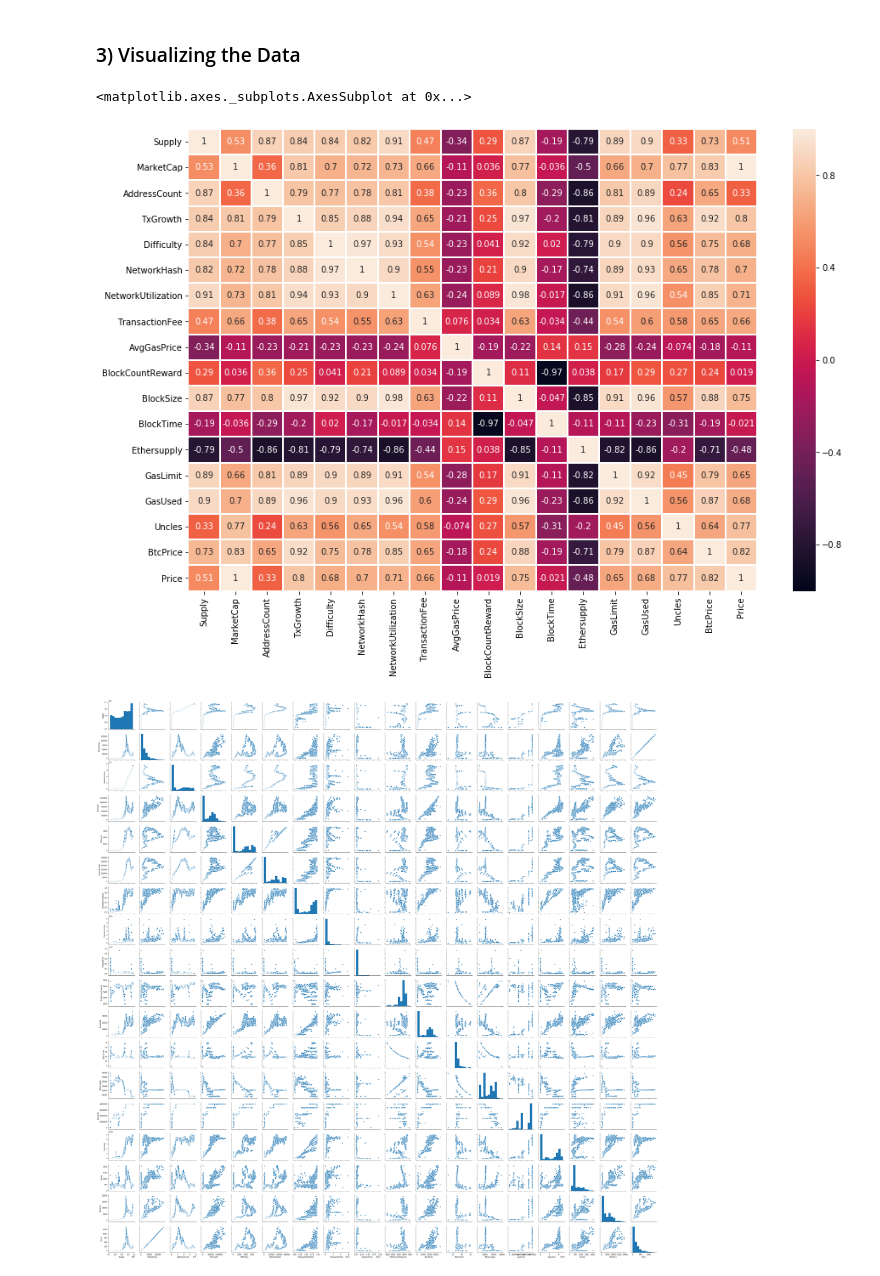
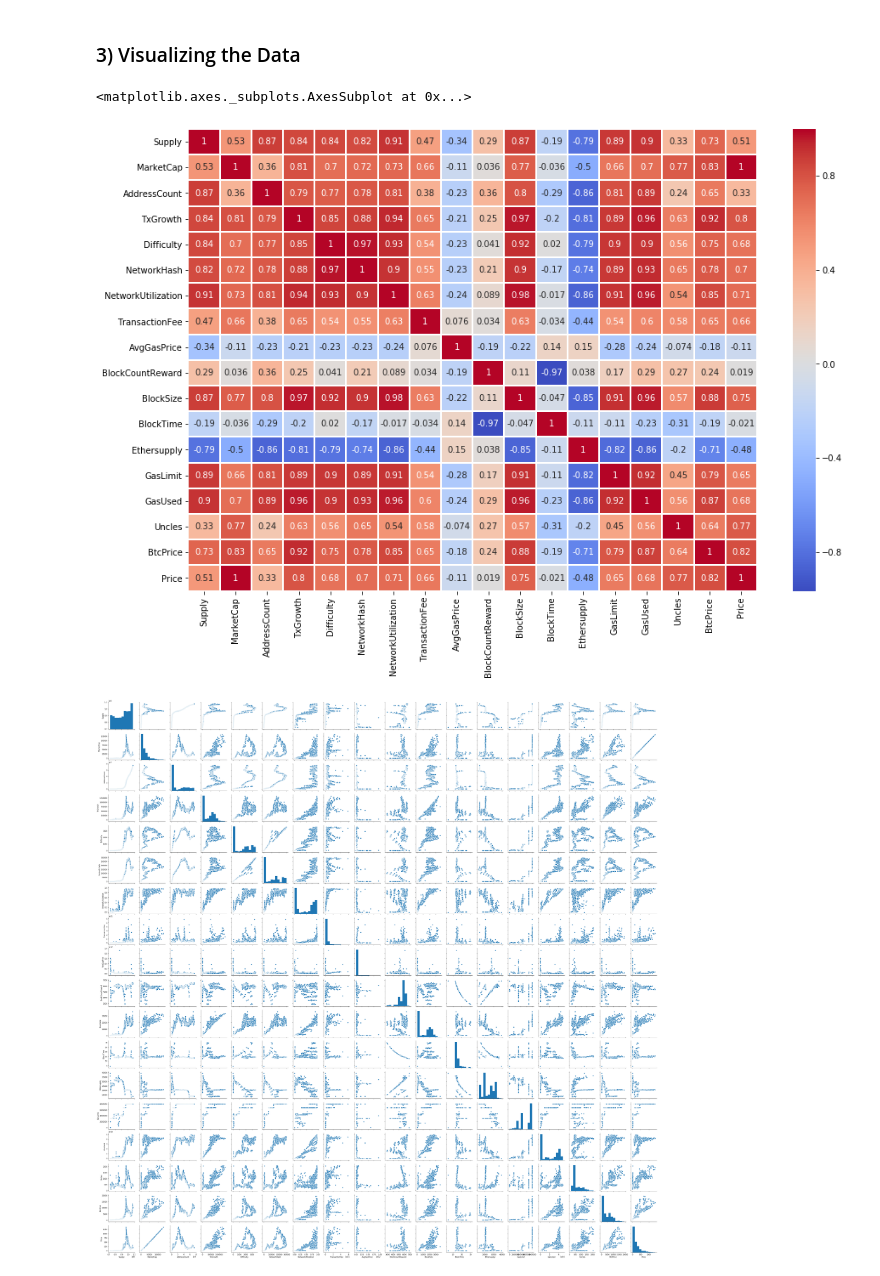
Before and after one commit to y4m4rx/appliedDataScienceProject, a Jupyter notebook: Data Clean/Project.ipynb, the cells around one changed output. Cells and saved outputs as stored; diff of their text form; code cells hidden in the pictures.

```diff
--- a/Data Clean/Project.ipynb
+++ b/Data Clean/Project.ipynb
@@ -156,9 +156,12 @@ df_corr
 # %% [markdown]
 ### 3) Visualizing the Data
 # %%
+# Visualizations - HeatMap
 fig, ax = plt.subplots(figsize=(15,10))
-sns.heatmap(df_corr,linecolor='white',linewidth='1',annot=True,vmin=-1)
+sns.heatmap(df_corr,linecolor='white',linewidth='1',
+            cmap='coolwarm',
+            annot=True)
 # %% [output]
 <matplotlib.axes._subplots.AxesSubplot at 0x...>
-[figure, old version]
+[figure, new version]
 # %%
```
Also changed, not shown: parts of 8 cells of this notebook.
